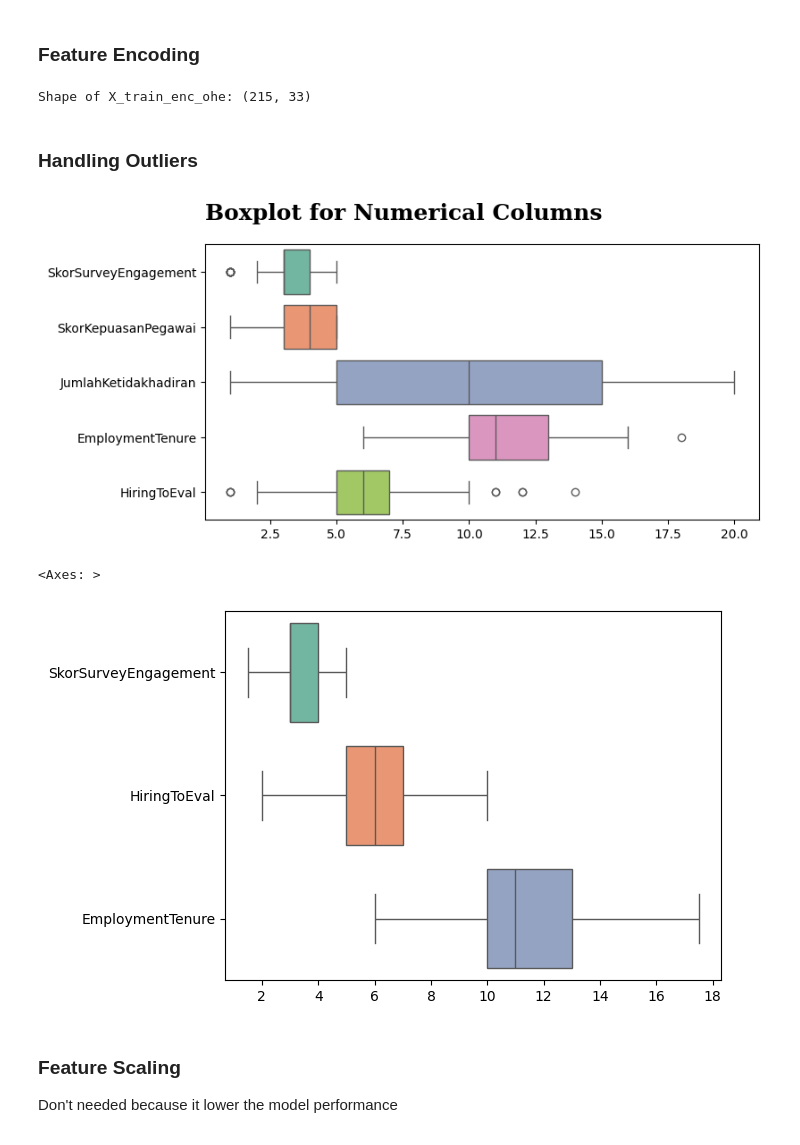
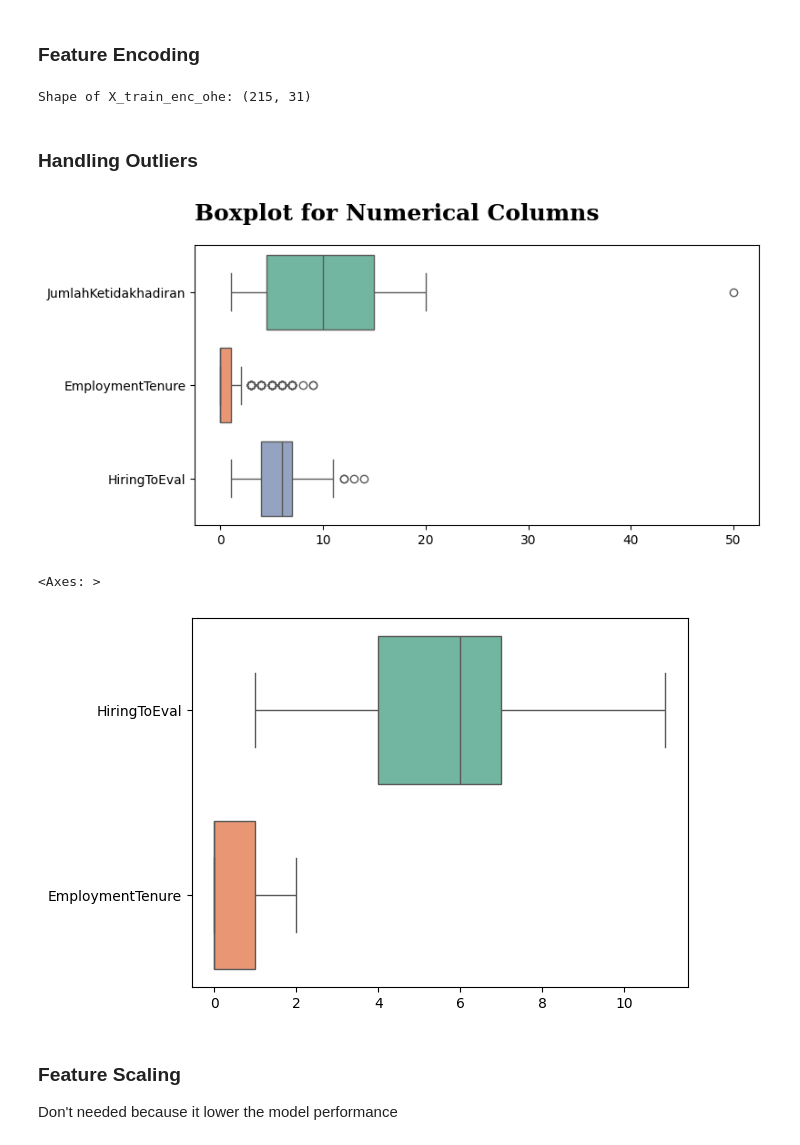
Before and after one commit to azaryasph/Improving-Employee-Retention-By-Predicting-Employee-Attrition-Using-Machine-Learning, a Jupyter notebook: notebook/predict_employee_attrition.ipynb, the cells around one changed output. Drawn from its saved outputs; the diff is of its cells as text; code cells hidden in the pictures.

```diff
--- a/notebook/predict_employee_attrition.ipynb
+++ b/notebook/predict_employee_attrition.ipynb
@@ -323,9 +322,6 @@ def feat_eng(data):
     # Create new column 'HiringYear' from 'TanggalHiring'
     data['HiringYear'] = data['TanggalHiring'].dt.year
 
-    # Calculate 'EmploymentTenure' from 'TanggalHiring'
-    data['EmploymentTenure'] = year_now - data['HiringYear']
-
     # Create target column 'Resign' from 'TanggalResign'
     data['Resign'] = data['TanggalResign'].apply(lambda x: 'No' if x == '-' else 'Yes')
 
@@ -347,9 +343,6 @@ def feat_eng(data):
     # Calculate 'HiringToEval' (in year) how long is it from hiring to evaluation
     data['HiringToEval'] = data['YearEval'] - data['HiringYear']
 
-    # Create new column 'WorkedOnProject' if the employee has worked on project or not
-    data['WorkedOnProject'] = data['JumlahKeikutsertaanProjek'].apply(lambda x: 'Yes' if x > 0 else 'No')
-
     return data
 
 # Drop 'PernahBekerja' and other unnecessary columns(identifiers)
@@ -1075,14 +1028,19 @@ X_train_cld = X_train_cld.drop(columns=col2drop)
 ### Feature Encoding
 # %%
 # Label Encoding
+# Apply the clean_missing values function to X_Train
+X_train_cl = clean_missing(X_train)
+
+# Create new feature and encode the data
+X_train_cld = feat_enc1(X_train_cl)
+
 # Define ordinal categorical columns to be encoded
 ord_data = [
-    # 'JenjangKarir',
     'PerformancePegawai',
     'TingkatPendidikan',
     'AgeGroup',
-    'WorkedOnProject',
-    'LateLastMonth'
+    # 'EmpEngagement',
+    # 'EmpStatisfaction'
 ]
 
 def lencode_cat(data, ordinal_data):
@@ -1107,7 +1065,7 @@ def lencode_cat(data, ordinal_data):
     return data
 
 # Apply the encode_cat function to the X_train_cl data
-X_train_enc = lencode_cat(X_train_cld, ord_data)
+X_train_lenc = lencode_cat(X_train_cld, ord_data)
 
 # Define dictionary to map the target variable
 map_target = {
@@ -1130,25 +1088,36 @@ nom_data = [
 ]
 
 # Encode nominal data with pd.get_dummies
-X_train_enc_ohe = pd.get_dummies(X_train_enc, columns=nom_data, dtype=int)
+X_train_ohe = pd.get_dummies(X_train_lenc, columns=nom_data, dtype=int)
 
+# Define columns to drop that are not necessary (bias) for ml modelling
+col2drop = [
+    'Username', 'EnterpriseID', 'JenisKelamin', 'NomorHP', 'Email', 'Age',
+    'PernahBekerja', 'AlasanResign', 'TanggalLahir', 'TanggalHiring','YearEval',
+    #  'AsalDaerah', 'HiringPlatform',
+    'TanggalPenilaianKaryawan', 'TanggalResign', 'HiringYear', 'ResignYear',
+    'JumlahKeikutsertaanProjek', 'JenjangKarir', 'SkorSurveyEngagement',
+    'SkorKepuasanPegawai',
+    # 'StatusKepegawaian',
+    # 'JumlahKetidakhadiran', 'JumlahKeterlambatanSebulanTerakhir',
+]
+
+X_train_ohe = X_train_ohe.drop(columns=col2drop)
 
 # Display the shape of the encoded data
-print(f'Shape of X_train_enc_ohe: {X_train_enc_ohe.shape}')
+print(f'Shape of X_train_enc_ohe: {X_train_ohe.shape}')
 # %% [output]
-Shape of X_train_enc_ohe: (215, 33)
+Shape of X_train_enc_ohe: (215, 31)
 # %% [markdown]
 ### Handling Outliers
 # %%
 # Define columns to plot boxplot
 colsout = [
-    'SkorSurveyEngagement',
-    'SkorKepuasanPegawai',
+    # 'SkorSurveyEngagement',
+    # 'SkorKepuasanPegawai',
     # 'JumlahKeikutsertaanProjek',
     # 'JumlahKeterlambatanSebulanTerakhir',
     'JumlahKetidakhadiran',
-    # 'EngagementSatisfactionRatio',
-    # 'TotalAbsence',
     'EmploymentTenure',
     'HiringToEval',
     # 'ProjectEngagementScore', 'AbsenceLatenessRatio', 'EngagementSatisfactionRatio'
@@ -1158,7 +1127,7 @@ colsout = [
 plt.figure(figsize=(8, 4))
 
 # Create a boxplot for the columns in colsout
-sns.boxplot(data=X_train_enc_ohe[colsout], orient='h', palette='Set2')
+sns.boxplot(data=X_train_ohe[colsout], orient='h', palette='Set2')
 
 # Update the fontdict
 fdbold['size'] = 18
@@ -1168,15 +1137,13 @@ plt.title('Boxplot for Numerical Columns', fontdict=fdbold, pad=20, loc='left')
 
 plt.show()
 # %% [output]
-[figure, old version]
+[figure, new version]
 # %%
 # Define columns with outliers
 outlier_cols = [
-    'SkorSurveyEngagement',
-    # 'TotalAbsence',
+    # 'SkorSurveyEngagement',
     'HiringToEval',
     'EmploymentTenure'
-    # 'AbsenceLatenessRatio'
 ]
 
 # Define function to cap outliers
@@ -1185,35 +1152,36 @@ def cap_outliers(data, cols):
     Function to cap outliers in the dataset.
 
     Args:
     data (DataFrame): dataset to be capped outlier.
     cols (list): list of columns to be capped.
 
     Returns:
     data (DataFrame): capped dataset.
 
     Example:
     >>> data = cap_outliers(data, outlier_cols)
     """
     # Cap outliers with IQR method
     for col in cols:
         Q1 = data[col].quantile(0.25)
         Q3 = data[col].quantile(0.75)
         IQR = Q3 - Q1
         lower_bound = Q1 - 1.5 * IQR
         upper_bound = Q3 + 1.5 * IQR
         data[col] = np.where(data[col] < lower_bound, lower_bound, data[col])
         data[col] = np.where(data[col] > upper_bound, upper_bound, data[col])
 
     return data
 
 # Apply the cap_outliers function to the X_train_enc_ohe data
-X_train_noutliers = cap_outliers(X_train_enc_ohe, outlier_cols)
+X_train_noutliers = cap_outliers(X_train_ohe, outlier_cols)
+X_train_noutliers[outlier_cols] = X_train_noutliers[outlier_cols].astype(int)
 
 # Create boxplot one more time to make sure
 sns.boxplot(data=X_train_noutliers[outlier_cols], orient='h', palette='Set2')
 # %% [output]
 <Axes: >
-[figure, old version]
+[figure, new version]
 # %% [markdown]
 ### Feature Scaling
 Don't needed because it lower the model performance
```
Also changed, not shown: parts of 21 cells of this notebook.
